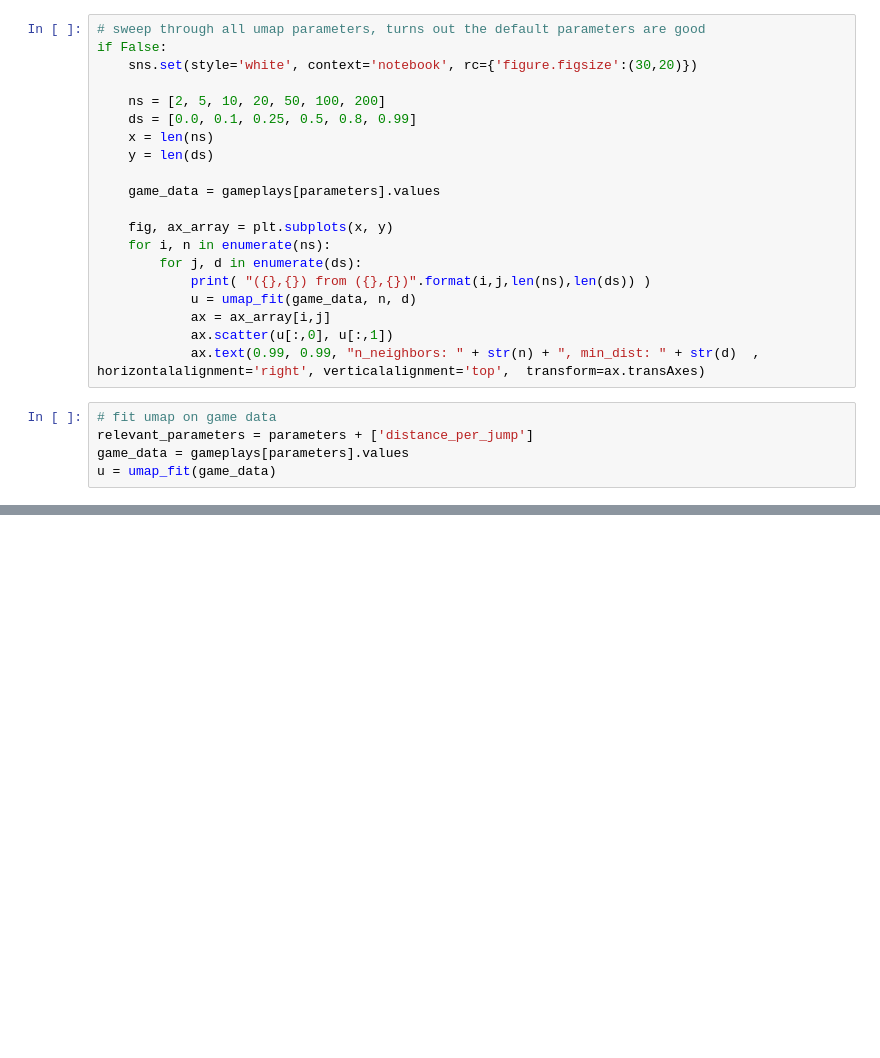
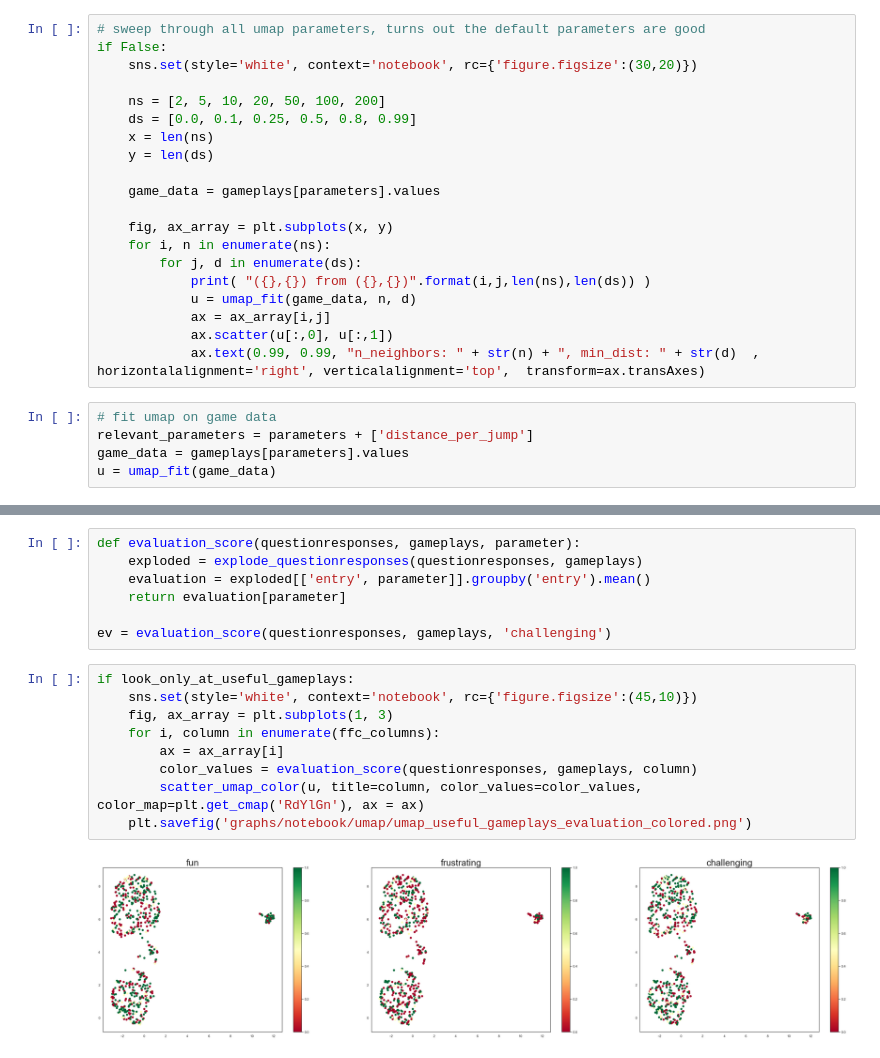
Before and after one commit to yasminosb/thesis, a Jupyter notebook: umap_only_gameplays.ipynb, the cells around one changed output, grey strips where cells are left out. Cells and saved outputs as stored; diff of their text form; blank space fills up the shorter version.

```diff
--- a/umap_only_gameplays.ipynb
+++ b/umap_only_gameplays.ipynb
@@ -167 +186,19 @@ parameters.ACCELERATION
 Name: parameters.ACCELERATION, dtype: int64
+# %%
+def evaluation_score(questionresponses, gameplays, parameter):
+    exploded = explode_questionresponses(questionresponses, gameplays)
+    evaluation = exploded[['entry', parameter]].groupby('entry').mean()
+    return evaluation[parameter]
+
+ev = evaluation_score(questionresponses, gameplays, 'challenging')
+# %%
+if look_only_at_useful_gameplays:
+    sns.set(style='white', context='notebook', rc={'figure.figsize':(45,10)})
+    fig, ax_array = plt.subplots(1, 3)
+    for i, column in enumerate(ffc_columns):
+        ax = ax_array[i]
+        color_values = evaluation_score(questionresponses, gameplays, column)
+        scatter_umap_color(u, title=column, color_values=color_values, color_map=plt.get_cmap('RdYlGn'), ax = ax)
+    plt.savefig('graphs/notebook/umap/umap_useful_gameplays_evaluation_colored.png')
+# %% [output]
+[figure, added]
```
Also changed, not shown: parts of 9 cells of this notebook, 19 other files.
